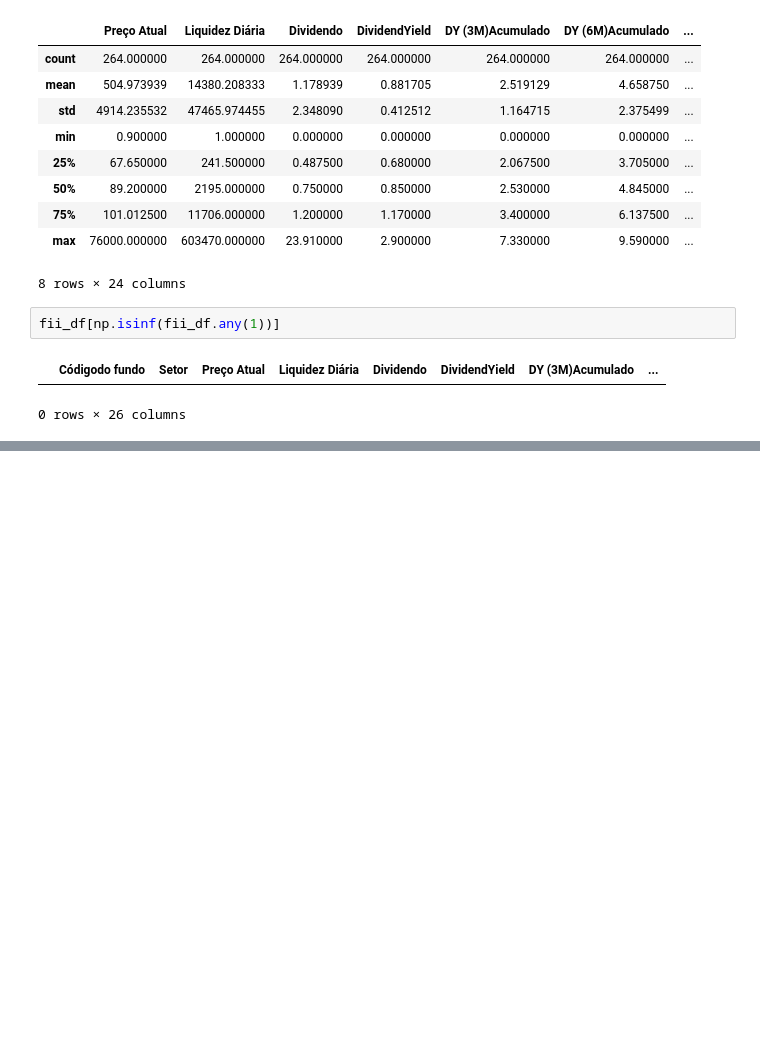
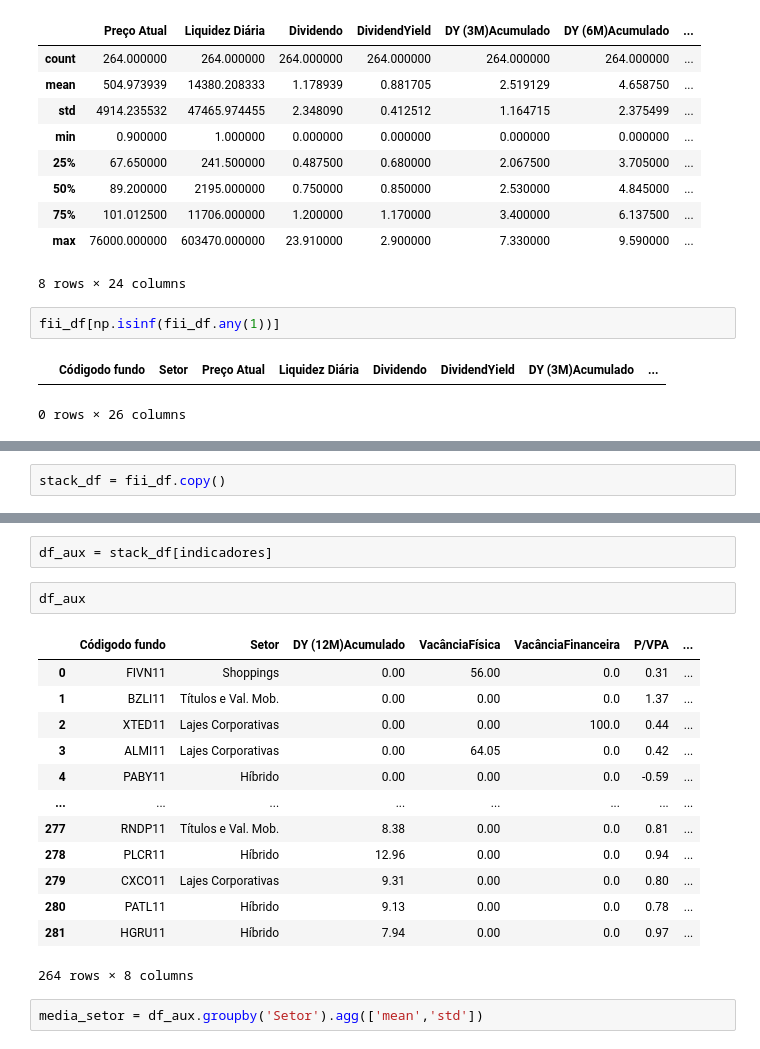
Before and after one commit to VictorHolanda21/fii-com-python, a Jupyter notebook: Fundos_Imobiliários_com_Python.ipynb, the cells around one changed output, grey strips where cells are left out. Saved outputs shown, nothing was run; the diff lists cells and outputs as text; blank space fills up the shorter version.

```diff
--- a/Fundos_Imobiliários_com_Python.ipynb
+++ b/Fundos_Imobiliários_com_Python.ipynb
@@ -585,0 +602,2 @@ fii_df[np.isinf(fii_df.any(1))]
+# %%
+stack_df = fii_df.copy()
@@ -585,0 +617,20 @@ fii_df[np.isinf(fii_df.any(1))]
+# %%
+df_aux = stack_df[indicadores]
+# %%
+df_aux
+# %% [output]
+|  | Códigodo fundo | Setor | DY (12M)Acumulado | VacânciaFísica | VacânciaFinanceira | P/VPA | ... |
+| 0 | FIVN11 | Shoppings | 0.00 | 56.00 | 0.0 | 0.31 | ... |
+| 1 | BZLI11 | Títulos e Val. Mob. | 0.00 | 0.00 | 0.0 | 1.37 | ... |
+| 2 | XTED11 | Lajes Corporativas | 0.00 | 0.00 | 100.0 | 0.44 | ... |
+| 3 | ALMI11 | Lajes Corporativas | 0.00 | 64.05 | 0.0 | 0.42 | ... |
+| 4 | PABY11 | Híbrido | 0.00 | 0.00 | 0.0 | -0.59 | ... |
+| ... | ... | ... | ... | ... | ... | ... | ... |
+| 277 | RNDP11 | Títulos e Val. Mob. | 8.38 | 0.00 | 0.0 | 0.81 | ... |
+| 278 | PLCR11 | Híbrido | 12.96 | 0.00 | 0.0 | 0.94 | ... |
+| 279 | CXCO11 | Lajes Corporativas | 9.31 | 0.00 | 0.0 | 0.80 | ... |
+| 280 | PATL11 | Híbrido | 9.13 | 0.00 | 0.0 | 0.78 | ... |
+| 281 | HGRU11 | Híbrido | 7.94 | 0.00 | 0.0 | 0.97 | ... |
+264 rows × 8 columns
+# %%
+media_setor = df_aux.groupby('Setor').agg(['mean','std'])
```
Also changed, not shown: parts of 14 cells of this notebook.
